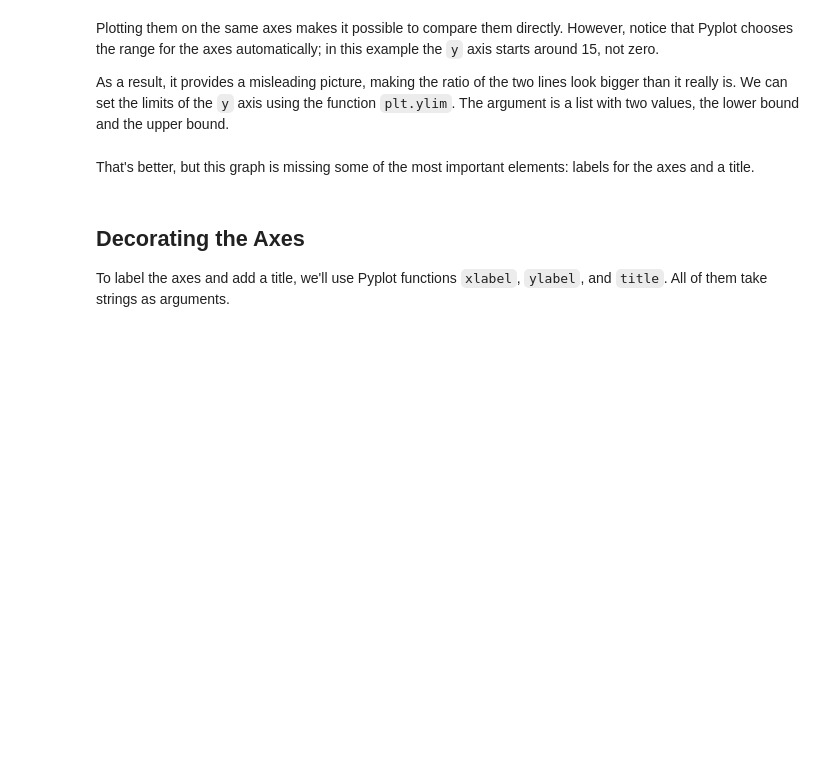
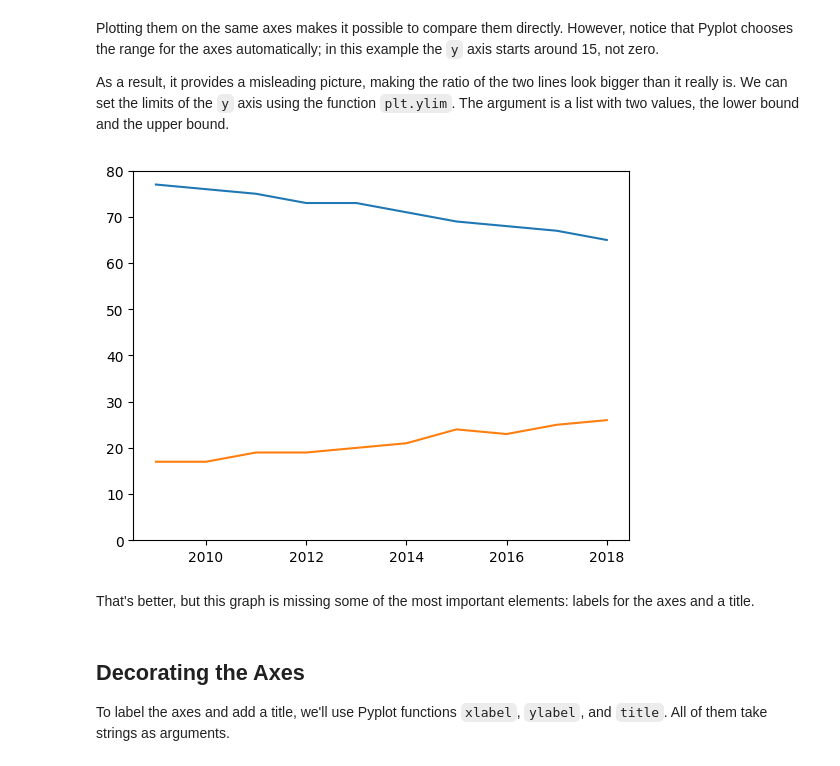
Before and after one commit to csommerl/ElementsOfDataScience, a Jupyter notebook: 06_plotting.ipynb, the cells around one changed output. Cells and saved outputs as stored; diff of their text form; code cells hidden in the pictures; blank space fills up the shorter version.

```diff
--- a/06_plotting.ipynb
+++ b/06_plotting.ipynb
@@ -102,8 +133,11 @@ We can set the limits of the `y` axis using the function `plt.ylim`.  The argume
 # %%
 plt.plot(year, christian)
 plt.plot(year, unaffiliated)
 
-plt.ylim([0, 80]);
+plt.ylim([0, 80])
+plt;
+# %% [output]
+[figure, added]
 # %% [markdown]
 That's better, but this graph is missing some of the most important elements: labels for the axes and a title.
 # %% [markdown]
```
Also changed, not shown: parts of 24 cells of this notebook.
